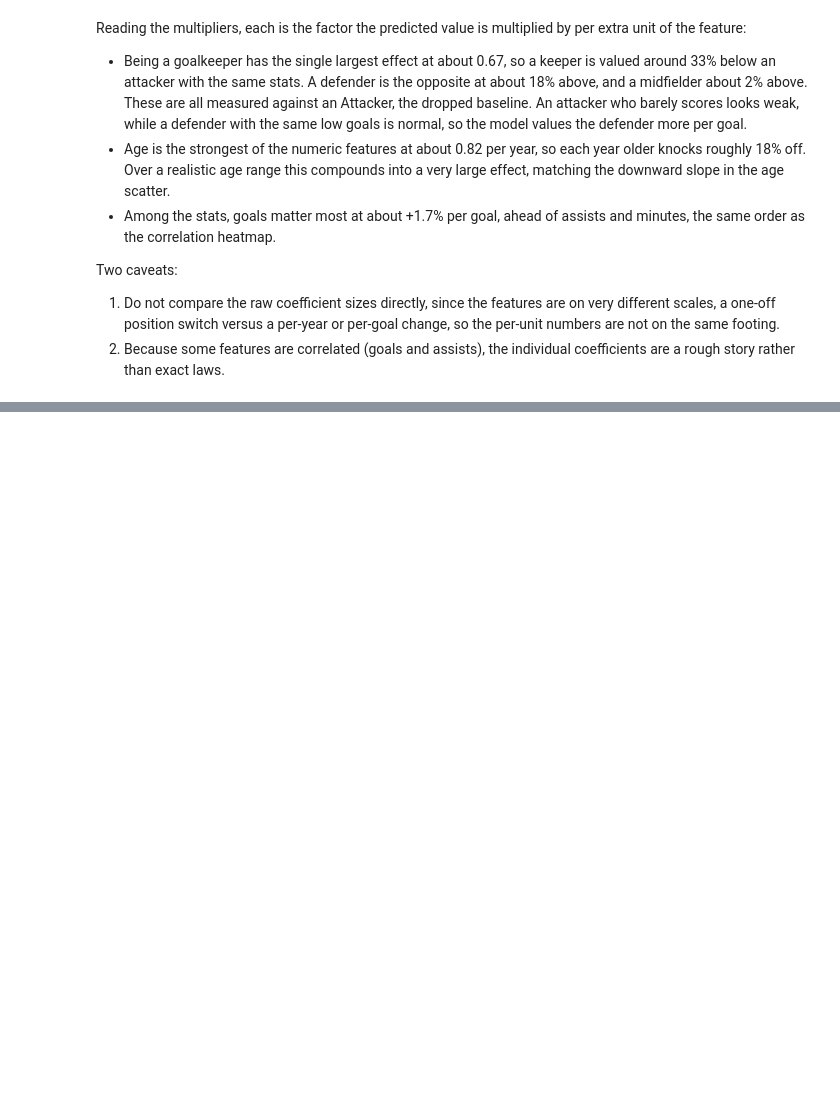
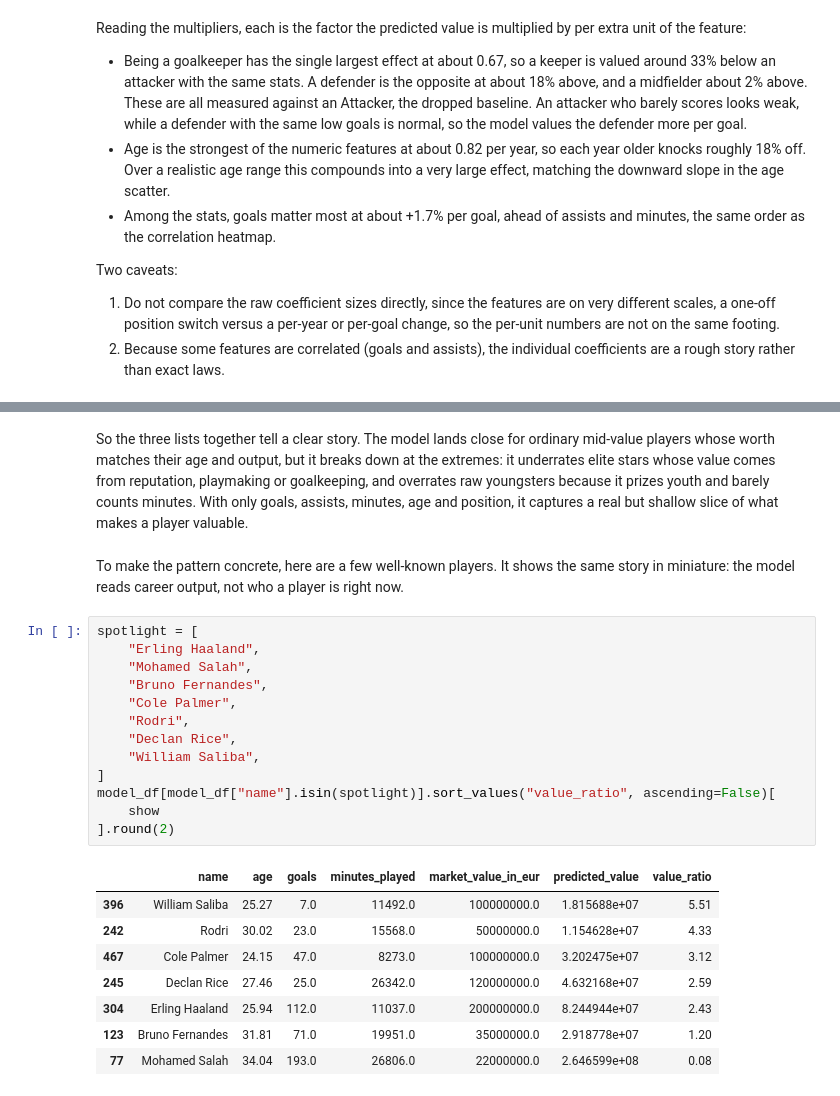
Before and after one commit to konstantinosioan/pl-transfer-value-predictor, a Jupyter notebook: notebook.ipynb, the cells around one changed output, grey strips where cells are left out. Cells and saved outputs as stored; diff of their text form; blank space fills up the shorter version.

```diff
--- a/notebook.ipynb
+++ b/notebook.ipynb
@@ -311,0 +380,26 @@ Two caveats:
+# %% [markdown]
+So the three lists together tell a clear story. The model lands close for ordinary mid-value players whose worth matches their age and output, but it breaks down at the extremes: it underrates elite stars whose value comes from reputation, playmaking or goalkeeping, and overrates raw youngsters because it prizes youth and barely counts minutes. With only goals, assists, minutes, age and position, it captures a real but shallow slice of what makes a player valuable.
+# %% [markdown]
+To make the pattern concrete, here are a few well-known players. It shows the same story in miniature: the model reads career output, not who a player is right now.
+# %%
+spotlight = [
+    "Erling Haaland",
+    "Mohamed Salah",
+    "Bruno Fernandes",
+    "Cole Palmer",
+    "Rodri",
+    "Declan Rice",
+    "William Saliba",
+]
+model_df[model_df["name"].isin(spotlight)].sort_values("value_ratio", ascending=False)[
+    show
+].round(2)
+# %% [output]
+|  | name | age | goals | minutes_played | market_value_in_eur | predicted_value | value_ratio |
+| 396 | William Saliba | 25.27 | 7.0 | 11492.0 | 100000000.0 | 1.815688e+07 | 5.51 |
+| 242 | Rodri | 30.02 | 23.0 | 15568.0 | 50000000.0 | 1.154628e+07 | 4.33 |
+| 467 | Cole Palmer | 24.15 | 47.0 | 8273.0 | 100000000.0 | 3.202475e+07 | 3.12 |
+| 245 | Declan Rice | 27.46 | 25.0 | 26342.0 | 120000000.0 | 4.632168e+07 | 2.59 |
+| 304 | Erling Haaland | 25.94 | 112.0 | 11037.0 | 200000000.0 | 8.244944e+07 | 2.43 |
+| 123 | Bruno Fernandes | 31.81 | 71.0 | 19951.0 | 35000000.0 | 2.918778e+07 | 1.20 |
+| 77 | Mohamed Salah | 34.04 | 193.0 | 26806.0 | 22000000.0 | 2.646599e+08 | 0.08 |
```
Also changed, not shown: parts of 10 cells of this notebook.
